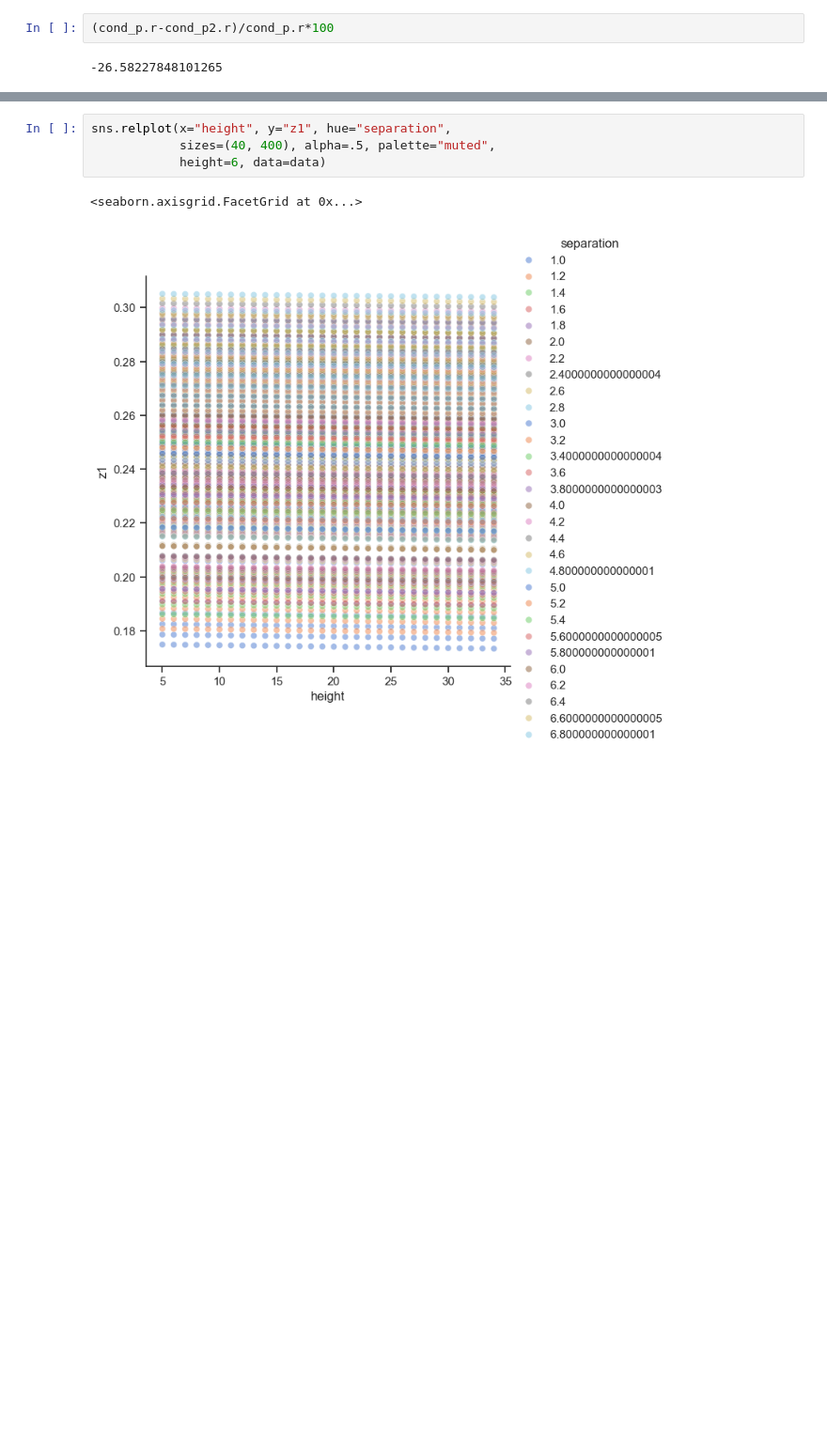
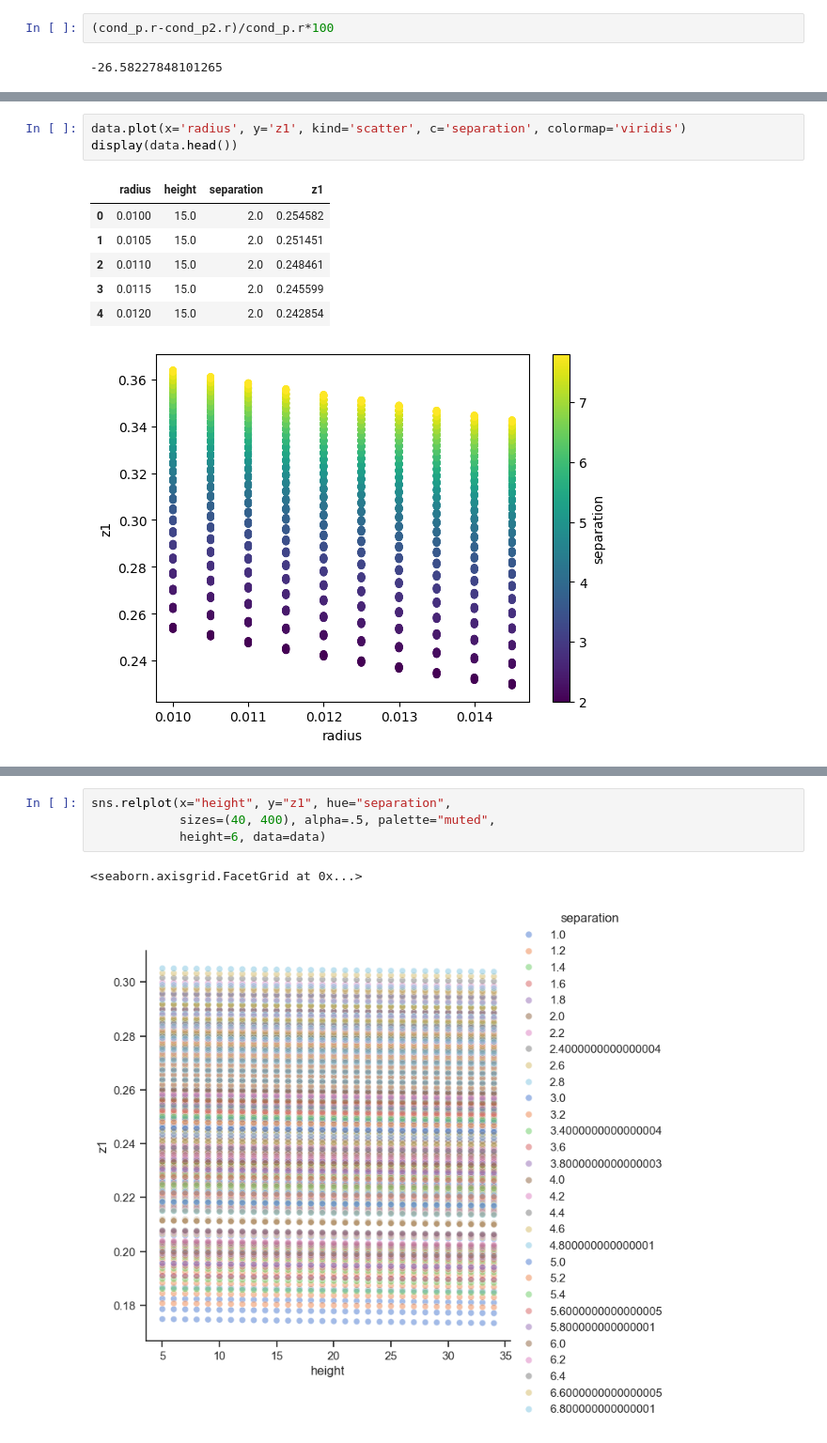
Before and after one commit to ErnestoPerezUN/Transmission-Lines, a Jupyter notebook: notebooks/parameters/Calc_param.ipynb, the cells around one changed output, grey strips where cells are left out. Shown at 94% size. Drawn from its saved outputs; the diff is of its cells as text; blank space fills up the shorter version.

```diff
--- a/Calc_param.ipynb
+++ b/notebooks/parameters/Calc_param.ipynb
@@ -121,3 +96,14 @@ display(data.head())
+# %%
+data.plot(x='radius', y='z1', kind='scatter', c='separation', colormap='viridis')
+display(data.head())
+# %% [output]
+|  | radius | height | separation | z1 |
+| 0 | 0.0100 | 15.0 | 2.0 | 0.254582 |
+| 1 | 0.0105 | 15.0 | 2.0 | 0.251451 |
+| 2 | 0.0110 | 15.0 | 2.0 | 0.248461 |
+| 3 | 0.0115 | 15.0 | 2.0 | 0.245599 |
+| 4 | 0.0120 | 15.0 | 2.0 | 0.242854 |
+[figure, added]
 # %%
 data_matrix=data.pivot_table(index='radius', columns='height', values='z1')
 array_2d = data_matrix.to_numpy()
```
Also changed, not shown: parts of 6 cells of this notebook, 19 other files.
